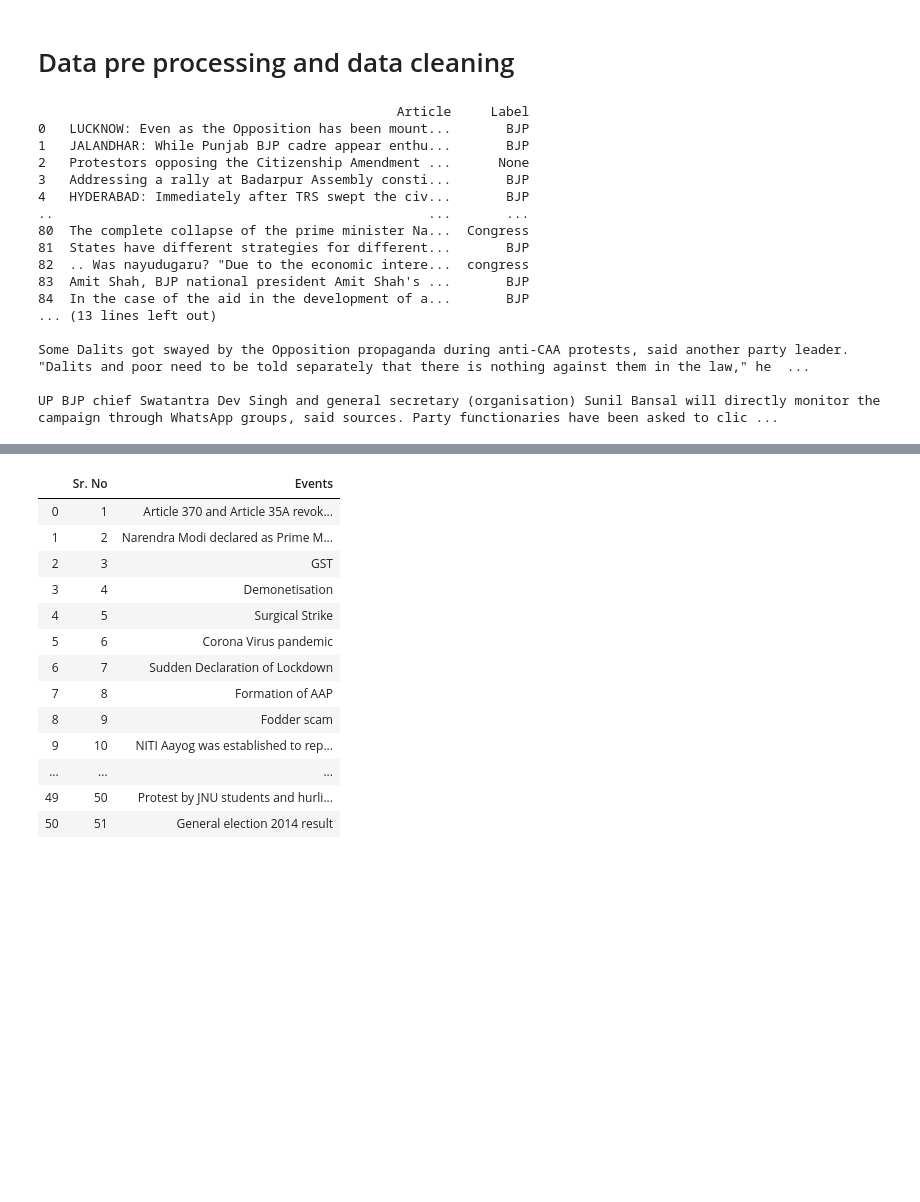
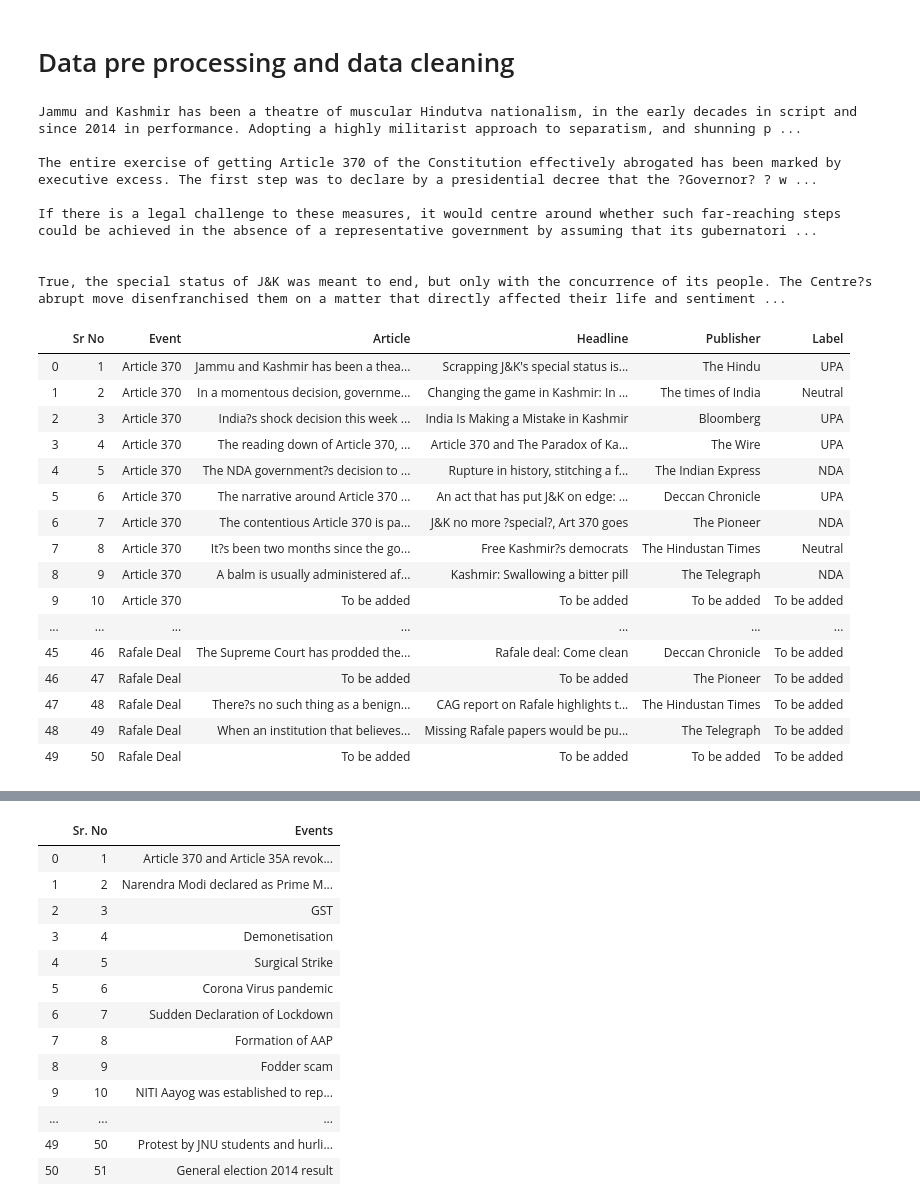
Before and after one commit to jklu-jaipur/Political-Biasness-Detection, a Jupyter notebook: PoliticalBiasnessDetection.ipynb, the cells around one changed output, grey strips where cells are left out. Saved outputs shown, nothing was run; the diff lists cells and outputs as text; code cells hidden in the pictures; blank space fills up the shorter version.

Commit message:
modified functions according to dataset and removed key error

```diff
--- a/PoliticalBiasnessDetection.ipynb
+++ b/PoliticalBiasnessDetection.ipynb
@@ -12,44 +12,58 @@ import nltk
 # %%
 class dataPreProcessing:
     def __init__(self,path):
-        self.data=pd.read_csv(path)
+        self.data=pd.read_csv(path,delimiter = ",")
+        self.data.columns = ((self.data.columns.str).replace("^ ","")).str.replace(" $","")   #removing cloumns spaces
+        self.data["Article"].fillna("To be added", inplace = True)
+        self.data["Headline"].fillna("To be added", inplace = True)       #replacing NaN values with some text
+        self.data["Label"].fillna("To be added", inplace = True)
+        self.data["Publisher"].fillna("To be added", inplace = True)
     def read_data(self):
         return self.data
     def clean_article(self,article):
         article=article.lower()
         article = re.sub('\[.*?\]', '', article)
         article = re.sub('[%s]' % re.escape(string.punctuation), '', article)
         article = re.sub('\w*\d\w*', '', article)
         return article
     def clean_dataset(self):
         for i in range(len(self.data)):
             self.data['Article'][i]=self.clean_article(self.data['Article'][i])
+            self.data['Headline'][i]=self.clean_article(self.data['Headline'][i])
             self.data['Label'][i]=self.data['Label'][i].lower()
         return self.data
     def tokenize(self):
         pass
     def remove_stopwords(self):
         pass
 
-data = dataPreProcessing('data/sample-data-1.csv')
-print(data.read_data())
+data = dataPreProcessing('data/data.csv')
 print(data.read_data()['Article'][0])              # for comparison of articles
+data.read_data()
 # %% [output]
-                                              Article     Label
-0   LUCKNOW: Even as the Opposition has been mount...       BJP
-1   JALANDHAR: While Punjab BJP cadre appear enthu...       BJP
-2   Protestors opposing the Citizenship Amendment ...      None
-3   Addressing a rally at Badarpur Assembly consti...       BJP
-4   HYDERABAD: Immediately after TRS swept the civ...       BJP
-..                                                ...       ...
-80  The complete collapse of the prime minister Na...  Congress
-81  States have different strategies for different...       BJP
-82  .. Was nayudugaru? "Due to the economic intere...  congress
-83  Amit Shah, BJP national president Amit Shah's ...       BJP
-84  In the case of the aid in the development of a...       BJP
-... (13 lines left out)
+Jammu and Kashmir has been a theatre of muscular Hindutva nationalism, in the early decades in script and since 2014 in performance. Adopting a highly militarist approach to separatism, and shunning p ...
 
-Some Dalits got swayed by the Opposition propaganda during anti-CAA protests, said another party leader. "Dalits and poor need to be told separately that there is nothing against them in the law," he  ...
+The entire exercise of getting Article 370 of the Constitution effectively abrogated has been marked by executive excess. The first step was to declare by a presidential decree that the ?Governor? ? w ...
 
-UP BJP chief Swatantra Dev Singh and general secretary (organisation) Sunil Bansal will directly monitor the campaign through WhatsApp groups, said sources. Party functionaries have been asked to clic ...
+If there is a legal challenge to these measures, it would centre around whether such far-reaching steps could be achieved in the absence of a representative government by assuming that its gubernatori ...
+
+
+True, the special status of J&K was meant to end, but only with the concurrence of its people. The Centre?s abrupt move disenfranchised them on a matter that directly affected their life and sentiment ...
+|  | Sr No | Event | Article | Headline | Publisher | Label |
+| 0 | 1 | Article 370 | Jammu and Kashmir has been a thea... | Scrapping J&K's special status is... | The Hindu | UPA |
+| 1 | 2 | Article 370 | In a momentous decision, governme... | Changing the game in Kashmir: In ... | The times of India | Neutral |
+| 2 | 3 | Article 370 | India?s shock decision this week ... | India Is Making a Mistake in Kashmir | Bloomberg | UPA |
+| 3 | 4 | Article 370 | The reading down of Article 370, ... | Article 370 and The Paradox of Ka... | The Wire | UPA |
+| 4 | 5 | Article 370 | The NDA government?s decision to ... | Rupture in history, stitching a f... | The Indian Express | NDA |
+| 5 | 6 | Article 370 | The narrative around Article 370 ... | An act that has put J&K on edge: ... | Deccan Chronicle | UPA |
+| 6 | 7 | Article 370 | The contentious Article 370 is pa... | J&K no more ?special?, Art 370 goes | The Pioneer | NDA |
+| 7 | 8 | Article 370 | It?s been two months since the go... | Free Kashmir?s democrats | The Hindustan Times | Neutral |
+| 8 | 9 | Article 370 | A balm is usually administered af... | Kashmir: Swallowing a bitter pill | The Telegraph | NDA |
+| 9 | 10 | Article 370 | To be added | To be added | To be added | To be added |
+| ... | ... | ... | ... | ... | ... | ... |
+| 45 | 46 | Rafale Deal | The Supreme Court has prodded the... | Rafale deal: Come clean | Deccan Chronicle | To be added |
+| 46 | 47 | Rafale Deal | To be added | To be added | The Pioneer | To be added |
+| 47 | 48 | Rafale Deal | There?s no such thing as a benign... | CAG report on Rafale highlights t... | The Hindustan Times | To be added |
+| 48 | 49 | Rafale Deal | When an institution that believes... | Missing Rafale papers would be pu... | The Telegraph | To be added |
+| 49 | 50 | Rafale Deal | To be added | To be added | To be added | To be added |
 # %%
```
Also changed, not shown: parts of 2 cells of this notebook.
